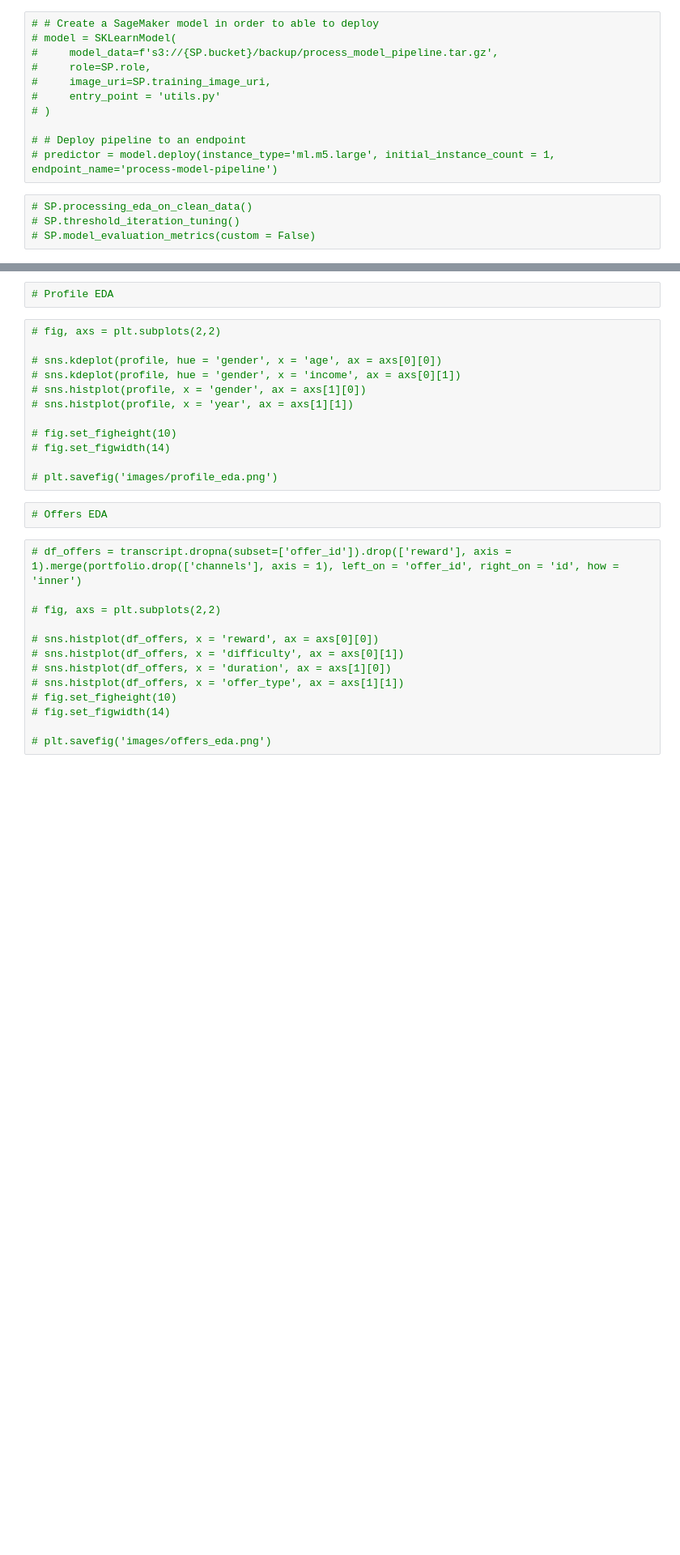
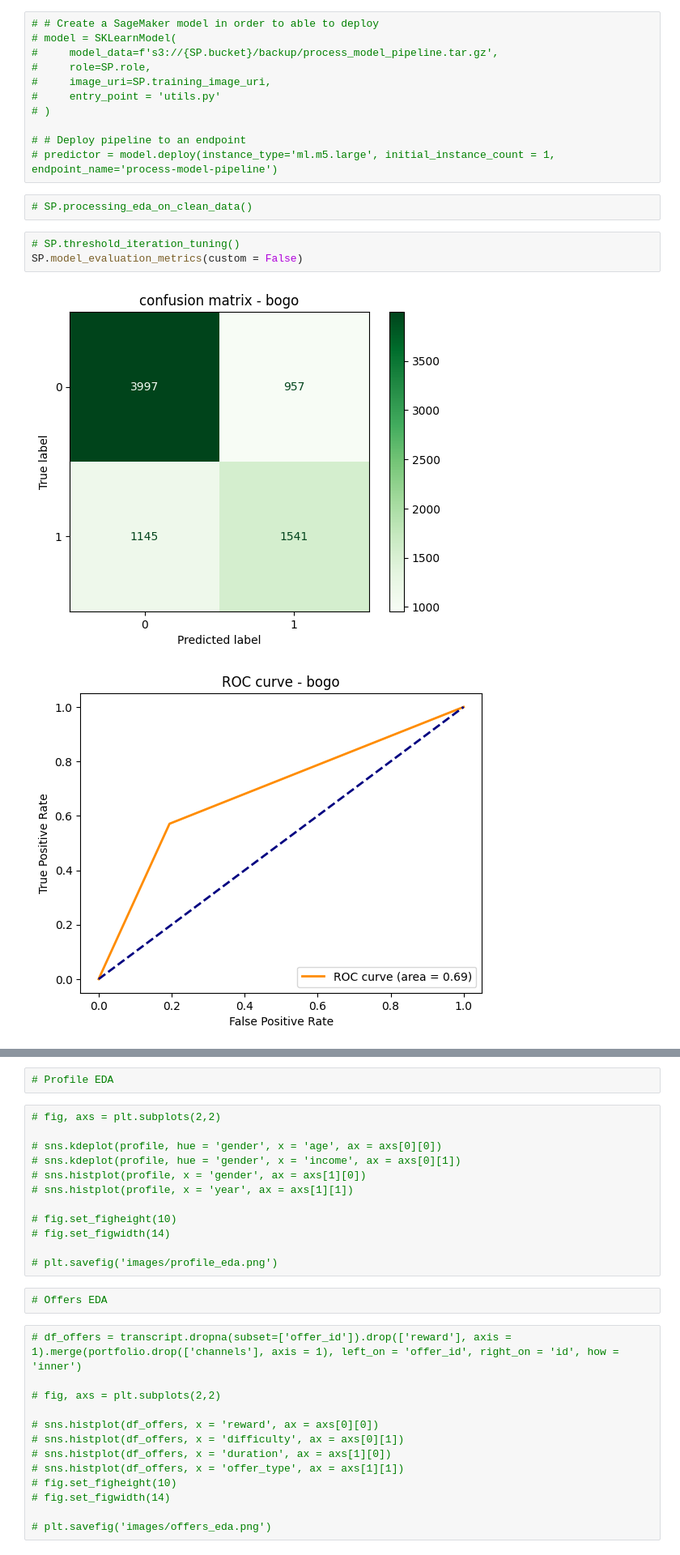
Before and after one commit to VD-git/StarbucksCapstoneProject, a Jupyter notebook: Starbucks_Capstone_notebook.ipynb, the cells around one changed output, grey strips where cells are left out. Shown: that part at 81% size. Cells and saved outputs as stored; diff of their text form; blank space fills up the shorter version.

Commit message:
Evaluation and Benchmark Code

```diff
--- a/Starbucks_Capstone_notebook.ipynb
+++ b/Starbucks_Capstone_notebook.ipynb
@@ -142,7 +164,11 @@ See the caveats in the documentation: https://pandas.pydata.org/pandas-docs/stab
 
 # # Deploy pipeline to an endpoint
 # predictor = model.deploy(instance_type='ml.m5.large', initial_instance_count = 1, endpoint_name='process-model-pipeline')
+# %%
+# SP.processing_eda_on_clean_data()
 # %%
-# SP.processing_eda_on_clean_data()
 # SP.threshold_iteration_tuning()
-# SP.model_evaluation_metrics(custom = False)
+SP.model_evaluation_metrics(custom = False)
+# %% [output]
+[figure, added]
+[figure, added]
```
Also changed, not shown: parts of 34 cells of this notebook, 16 other files.
